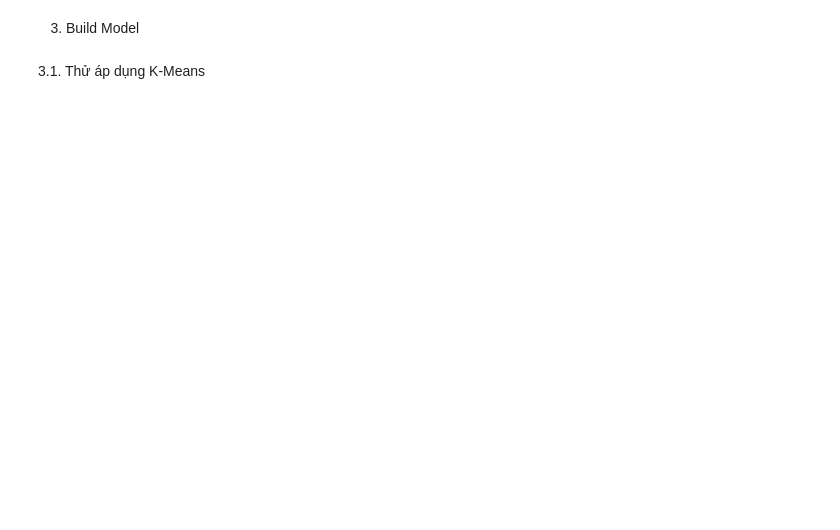
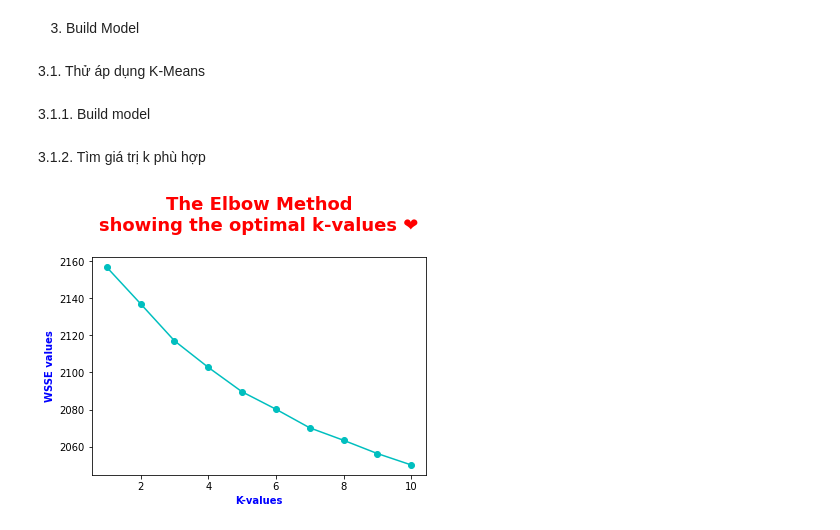
Before and after one commit to cuongpiger/CSC_Machine_Learning_with_Python, a Jupyter notebook: final_exam/bai_1_part_2.ipynb, the cells around one changed output. Saved outputs shown, nothing was run; the diff lists cells and outputs as text; code cells hidden in the pictures; blank space fills up the shorter version.

```diff
--- a/final_exam/bai_1_part_2.ipynb
+++ b/final_exam/bai_1_part_2.ipynb
@@ -45,0 +34,4 @@ X.shape
+# %%
+X = news['content'].values
+
+X[:5]
@@ -51,0 +51,10 @@ from modules.kmeans import CKMeans
+# %% [markdown]
+3.1.1. Build model
+# %%
+kmeans_text_model = CKMeansText(X)
+# %% [markdown]
+3.1.2. Tìm giá trị k phù hợp
+# %%
+kmeans_text_model.recommendKValue()
+# %% [output]
+[figure, added]
```
Also changed, not shown: parts of 19 cells of this notebook, 4 other files.
